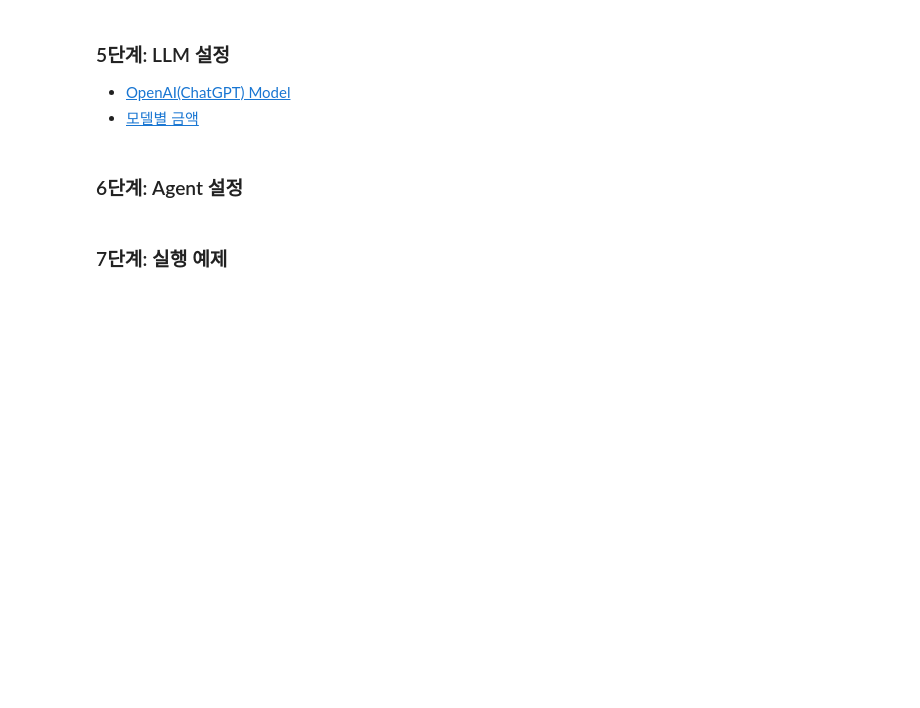
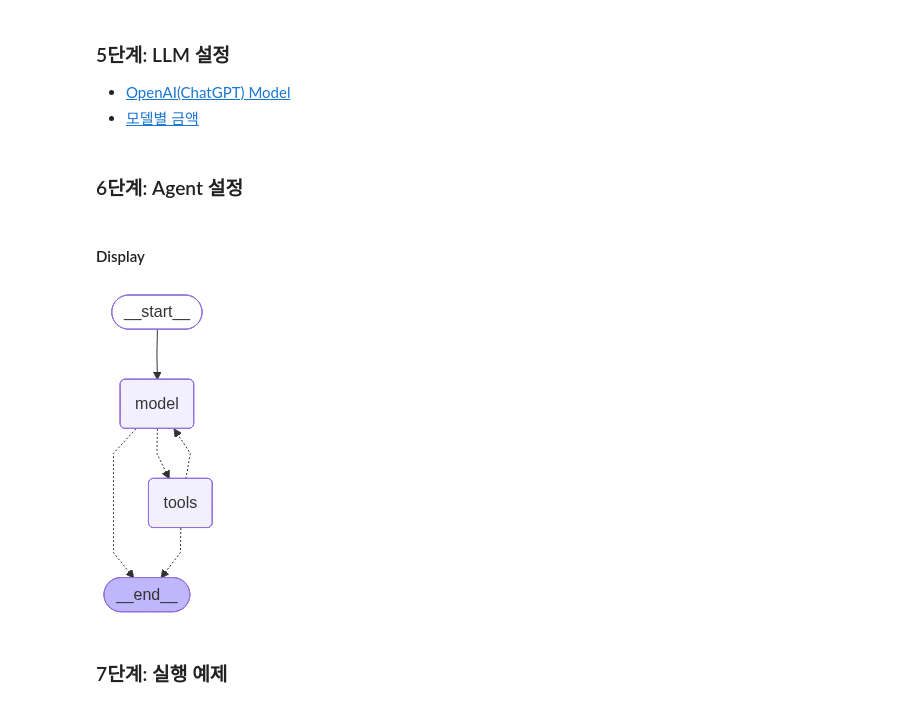
Before and after one commit to skai-27/course_LLM, a Jupyter notebook: 4. Multi Agents/1. Swarm/1. Tool-Calling Agent.ipynb, the cells around one changed output. Drawn from its saved outputs; the diff is of its cells as text; code cells hidden in the pictures; blank space fills up the shorter version.

```diff
--- a/4. Multi Agents/1. Swarm/1. Tool-Calling Agent.ipynb
+++ b/4. Multi Agents/1. Swarm/1. Tool-Calling Agent.ipynb
@@ -196,6 +234,22 @@ agent = create_agent(
     모든 최종 답변은 반드시 도구의 출력 결과를 기반으로 해야 합니다.
     """
 )
+# %% [markdown]
+#### Display
+# %%
+from IPython.display import Image, display
+
+try:
+
+    display(
+        Image(
+            agent.get_graph().draw_mermaid_png(max_retries=5, retry_delay=2.0)
+        )
+    )
+except Exception as e:
+    print(f"그래프 표시 오류: {e}")
+# %% [output]
+[figure, added]
 # %% [markdown]
 ### 7단계: 실행 예제
 # %% [markdown]
```
Also changed, not shown: parts of 11 cells of this notebook, 4 other files.
